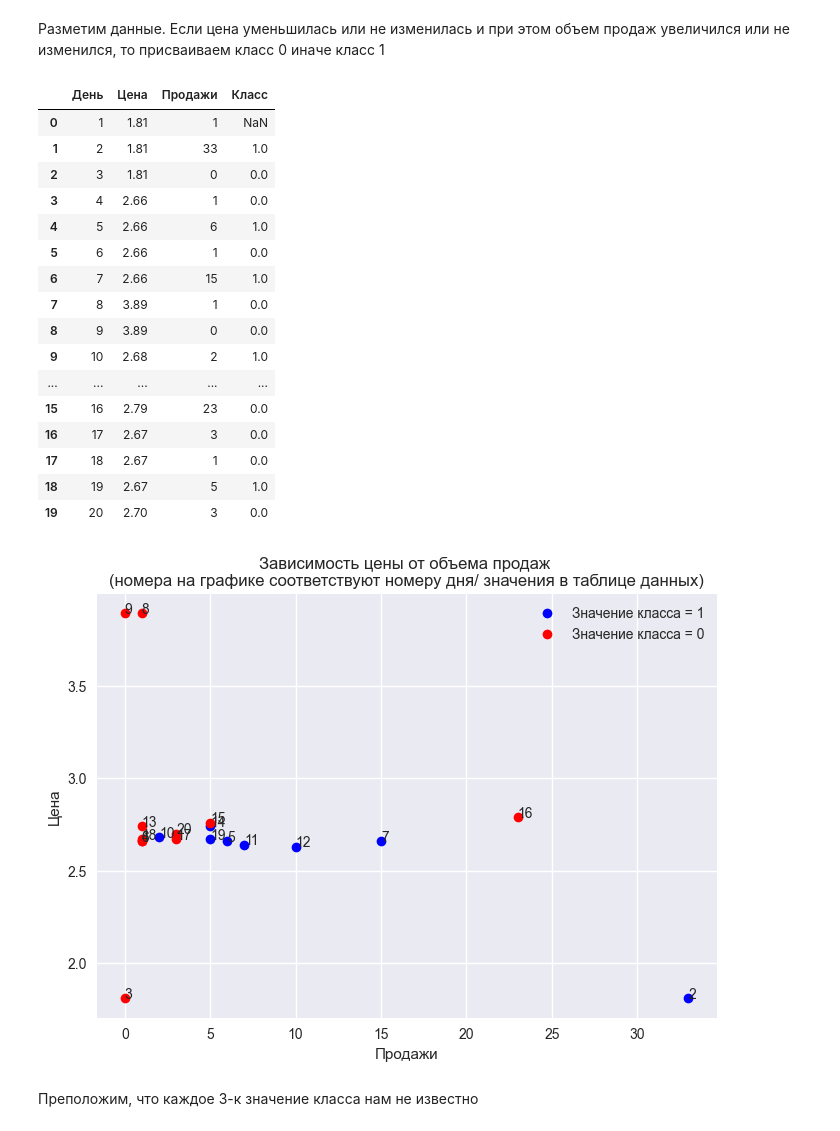
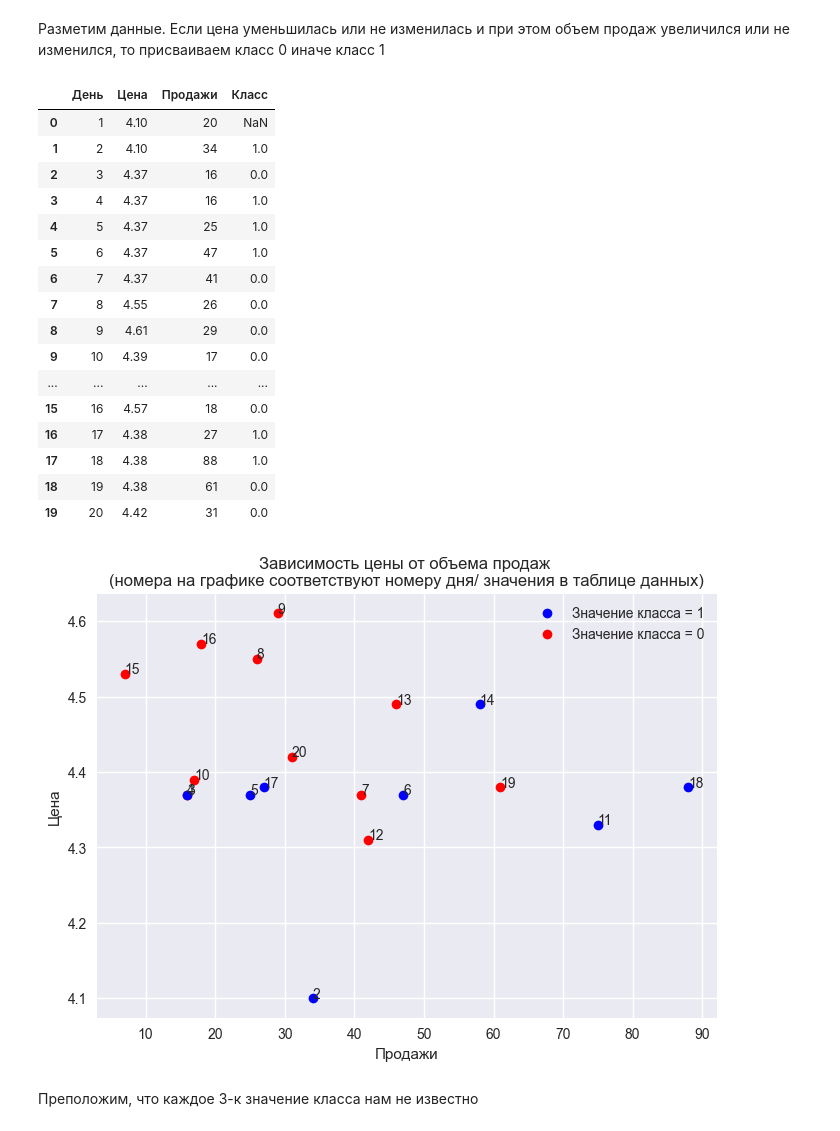
Before and after one commit to BVyaches/MLPerm, a Jupyter notebook: MathAnalysis.ipynb, the cells around one changed output. Drawn from its saved outputs; the diff is of its cells as text; code cells hidden in the pictures.

```diff
--- a/MathAnalysis.ipynb
+++ b/MathAnalysis.ipynb
@@ -10,7 +10,7 @@ import pandas as pd
 from statsmodels.distributions.empirical_distribution import ECDF
 
 plt.style.use('seaborn-v0_8')
-with open("DataSet.csv", newline='\n') as fp:
+with open("DemoSet.csv", newline='\n') as fp:
     reader = csv.reader(fp, delimiter=';', )
     data = [row for row in reader]
     title = data[0]
@@ -1275,53 +1292,55 @@ classes = [None]
 for i in range(1, n):
     if prices[i] <= prices[i - 1] and sales[i] >= sales[i - 1]:
         classes.append(1)
     else:
         classes.append(0)
 class_df = pd.DataFrame()
 class_df['День'] = dates
 class_df['Цена'] = prices
 class_df['Продажи'] = sales
 class_df['Класс'] = classes
 f0 = ''
 f1 = ''
 for i in range(1, n):
     if classes[i] == 0:
         if not f0:
-            f0 = plt.plot(sales[i], prices[i], 'ro', label='Значение класса = 0')
+            f0 = plt.plot(sales[i], prices[i], 'ro',
+                          label='Значение класса = 0')
         else:
             plt.plot(sales[i], prices[i], marker='o', color='red')
     else:
         if not f1:
-            f1 = plt.plot(sales[i], prices[i], 'bo', label='Значение класса = 1')
+            f1 = plt.plot(sales[i], prices[i], 'bo',
+                          label='Значение класса = 1')
         else:
             plt.plot(sales[i], prices[i], marker='o', color='blue')
     plt.annotate(str(dates[i]), (sales[i], prices[i]))
 
-
 plt.legend()
 plt.xlabel('Продажи')
 plt.ylabel('Цена')
-plt.title('Зависимость цены от объема продаж \n(номера на графике соответствуют номеру дня/ значения в таблице данных)')
+plt.title(
+    'Зависимость цены от объема продаж \n(номера на графике соответствуют номеру дня/ значения в таблице данных)')
 class_df
 # %% [output]
 |  | День | Цена | Продажи | Класс |
-| 0 | 1 | 1.81 | 1 | NaN |
-| 1 | 2 | 1.81 | 33 | 1.0 |
-| 2 | 3 | 1.81 | 0 | 0.0 |
-| 3 | 4 | 2.66 | 1 | 0.0 |
-| 4 | 5 | 2.66 | 6 | 1.0 |
-| 5 | 6 | 2.66 | 1 | 0.0 |
-| 6 | 7 | 2.66 | 15 | 1.0 |
-| 7 | 8 | 3.89 | 1 | 0.0 |
-| 8 | 9 | 3.89 | 0 | 0.0 |
-| 9 | 10 | 2.68 | 2 | 1.0 |
+| 0 | 1 | 4.10 | 20 | NaN |
+| 1 | 2 | 4.10 | 34 | 1.0 |
+| 2 | 3 | 4.37 | 16 | 0.0 |
+| 3 | 4 | 4.37 | 16 | 1.0 |
+| 4 | 5 | 4.37 | 25 | 1.0 |
+| 5 | 6 | 4.37 | 47 | 1.0 |
+| 6 | 7 | 4.37 | 41 | 0.0 |
+| 7 | 8 | 4.55 | 26 | 0.0 |
+| 8 | 9 | 4.61 | 29 | 0.0 |
+| 9 | 10 | 4.39 | 17 | 0.0 |
 | ... | ... | ... | ... | ... |
-| 15 | 16 | 2.79 | 23 | 0.0 |
-| 16 | 17 | 2.67 | 3 | 0.0 |
-| 17 | 18 | 2.67 | 1 | 0.0 |
-| 18 | 19 | 2.67 | 5 | 1.0 |
-| 19 | 20 | 2.70 | 3 | 0.0 |
+| 15 | 16 | 4.57 | 18 | 0.0 |
+| 16 | 17 | 4.38 | 27 | 1.0 |
+| 17 | 18 | 4.38 | 88 | 1.0 |
+| 18 | 19 | 4.38 | 61 | 0.0 |
+| 19 | 20 | 4.42 | 31 | 0.0 |
-[figure, old version]
+[figure, new version]
 # %% [markdown]
 Преположим, что каждое 3-к значение класса нам не известно
 # %%
```
Also changed, not shown: parts of 53 cells of this notebook.
